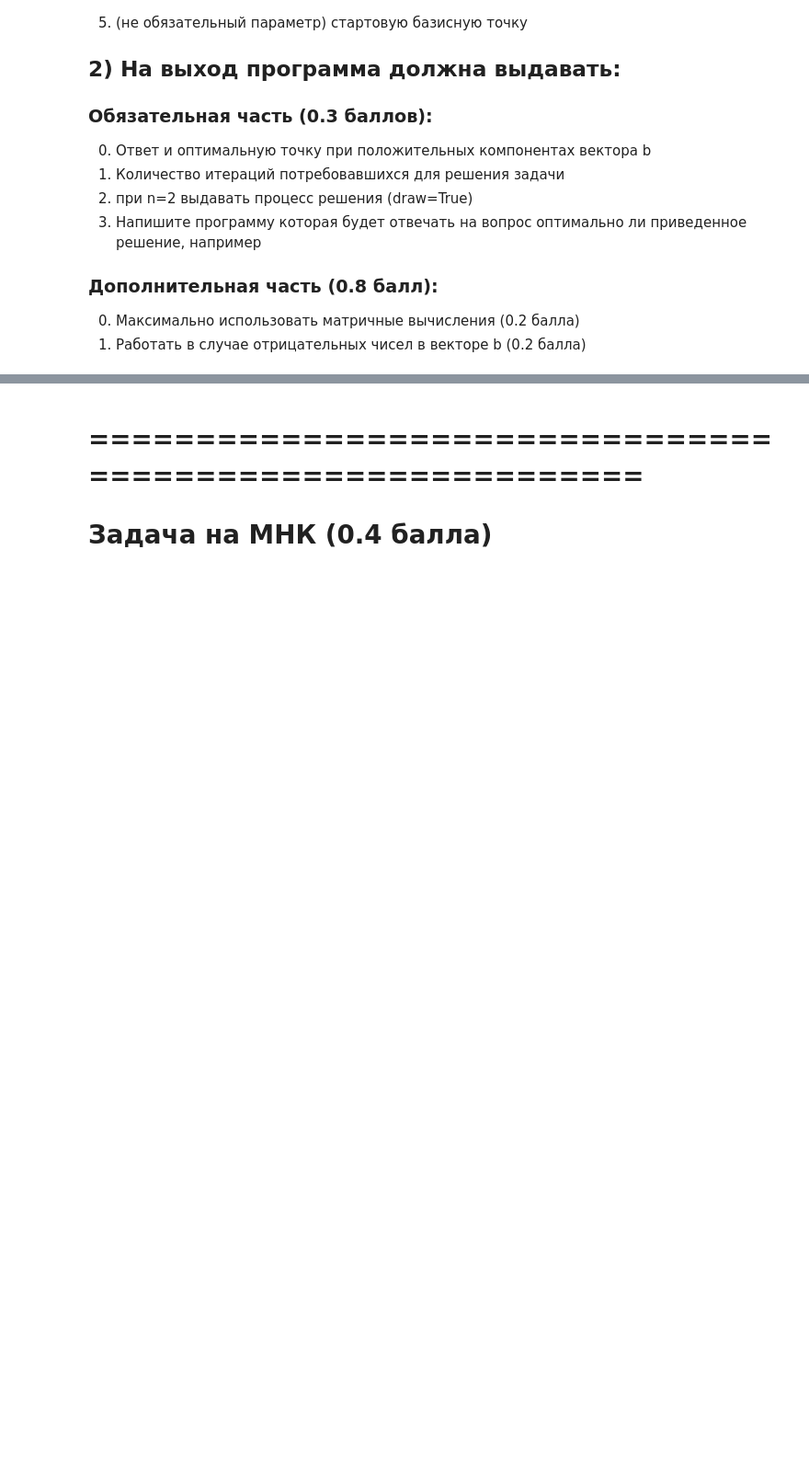
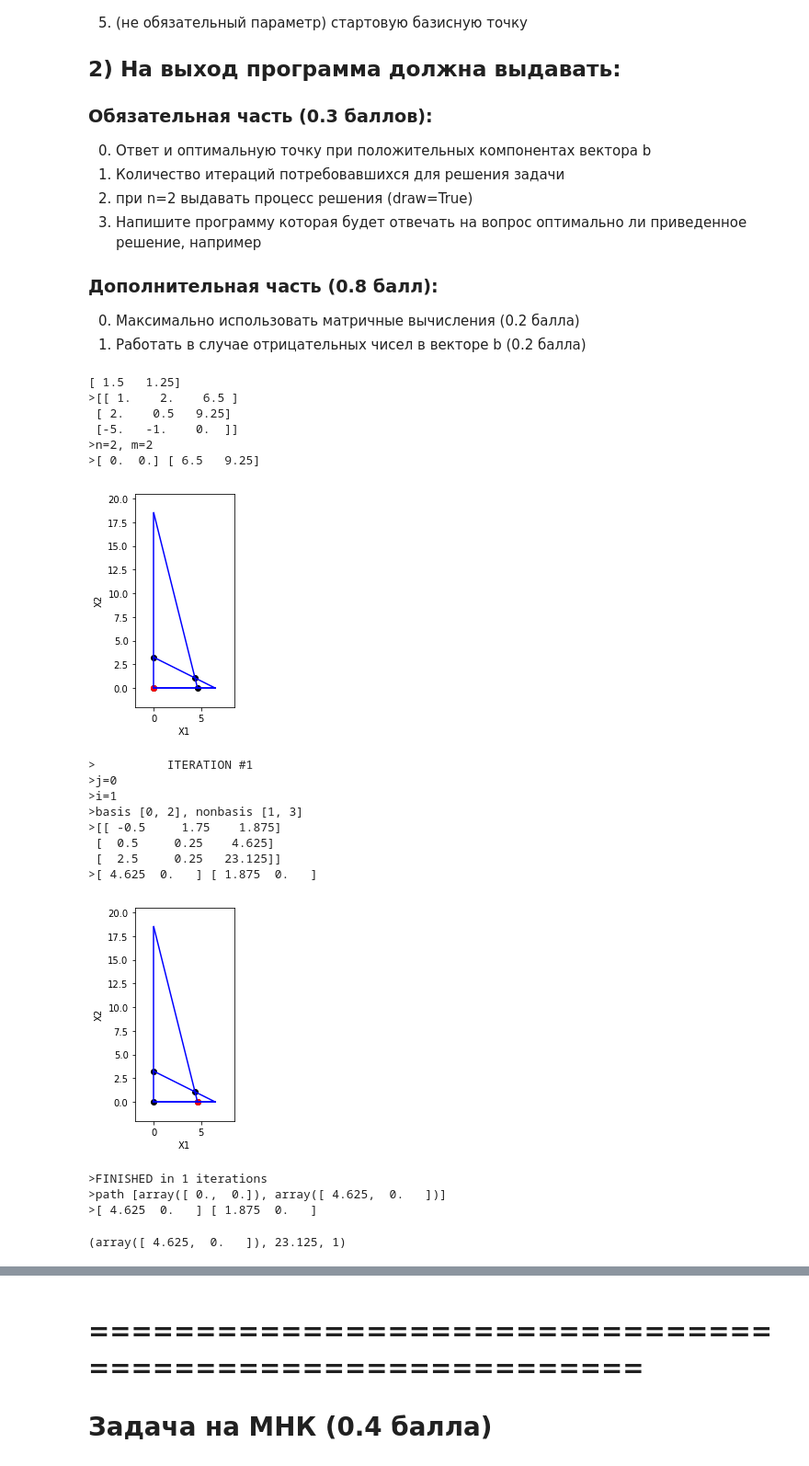
Before and after one commit to Wiki-fan/MIPT-all, a Jupyter notebook: задание.ipynb, the cells around one changed output, grey strips where cells are left out. Shown at 92% size. Drawn from its saved outputs; the diff is of its cells as text; code cells hidden in the pictures; blank space fills up the shorter version.

```diff
--- a/задание.ipynb
+++ b/задание.ipynb
@@ -82,7 +84,10 @@ def solve_lin_prog (A, b, c, method='blend', start_point=None, draw=False):
 
     # Инициализируем матрицы и прочее
     # Делаем b столбцом
-    b = b.reshape((-1, 1))
+    b = b.reshape((-1, 1)).astype(np.float64)
+    if start_point is not None:
+        print(A@np.array(start_point))
+        b += A@np.array(start_point).astype(np.float64).reshape((-1, 1))
 
     # Сделаем симплекс-таблицу.
     top = np.hstack((A, b))
@@ -216,11 +221,6 @@ def solve_lin_prog (A, b, c, method='blend', start_point=None, draw=False):
         plt.tight_layout()
         plt.show()
 
-    if draw == True:
-        A_plot = np.vstack([A, np.array([[1,0], [0,1]])])
-        b_plot = np.vstack([b, [[0],[0]]])
-        draw_lines([[0],[0]])
-
     def get_solution(basis, ST):
         x = np.zeros(m)
         w = np.zeros(n)
@@ -232,26 +232,22 @@ def solve_lin_prog (A, b, c, method='blend', start_point=None, draw=False):
         log.info('%s %s', x, w)
         return x, w
 
+    if draw == True:
+        # Добавляем прямые ограничений типа >=0 в матрицы.
+        A_plot = np.vstack([A, np.array([[1,0], [0,1]])])
+        b_plot = np.vstack([b, [[0],[0]]])
+        # Начальное приближение
+        x, w = get_solution(basis, ST)
+        draw_lines(x)
+
     def get_leaving_variable(ST):
         if method=='largest_coef':
             return np.argmin(ST[-1][:-1])
         elif method=='blend':
-            """minind = [0, 0]
-            minval = [n+m,n+m]
-            for i in range(len(nonbasis)):
-                if nonbasis[i] < n:
-                    if nonbasis[i]<minval[0]:
-                        minind[0] = i
-                        minval[0] = nonbasis[i]
-                else:
-                    if nonbasis[i]<minval[1]:
-                        minind[1] = i
-                        minval[1] = nonbasis[i]
-            if minval[1] == n+m:
-                return minind[0]
-            else:
-                return minind[1]"""
             return np.argmin(np.ma.array(nonbasis, mask=(ST[-1][:-1]>=0)))
+        elif method=='lexical':
+            pass
+
 
 
     solutions = [np.zeros(m)]
@@ -302,7 +298,28 @@ def solve_lin_prog (A, b, c, method='blend', start_point=None, draw=False):
 
     return x, ST[-1][-1], iteration_number
 # %%
-#solve_lin_prog(A, b, c, draw=True)
+solve_lin_prog(A, b, c, draw=True, start_point=np.array((0.5,0.5)))
+# %% [output]
+[ 1.5   1.25]
+>[[ 1.    2.    6.5 ]
+ [ 2.    0.5   9.25]
+ [-5.   -1.    0.  ]]
+>n=2, m=2
+>[ 0.  0.] [ 6.5   9.25]
+[figure, added]
+>          ITERATION #1
+>j=0
+>i=1
+>basis [0, 2], nonbasis [1, 3]
+>[[ -0.5     1.75    1.875]
+ [  0.5     0.25    4.625]
+ [  2.5     0.25   23.125]]
+>[ 4.625  0.   ] [ 1.875  0.   ]
+[figure, added]
+>FINISHED in 1 iterations
+>path [array([ 0.,  0.]), array([ 4.625,  0.   ])]
+>[ 4.625  0.   ] [ 1.875  0.   ]
+(array([ 4.625,  0.   ]), 23.125, 1)
 # %%
 A=np.array([[1,2],[2,0.5]])
 b=np.array([5,8])
```
Also changed, not shown: parts of 12 cells of this notebook.
